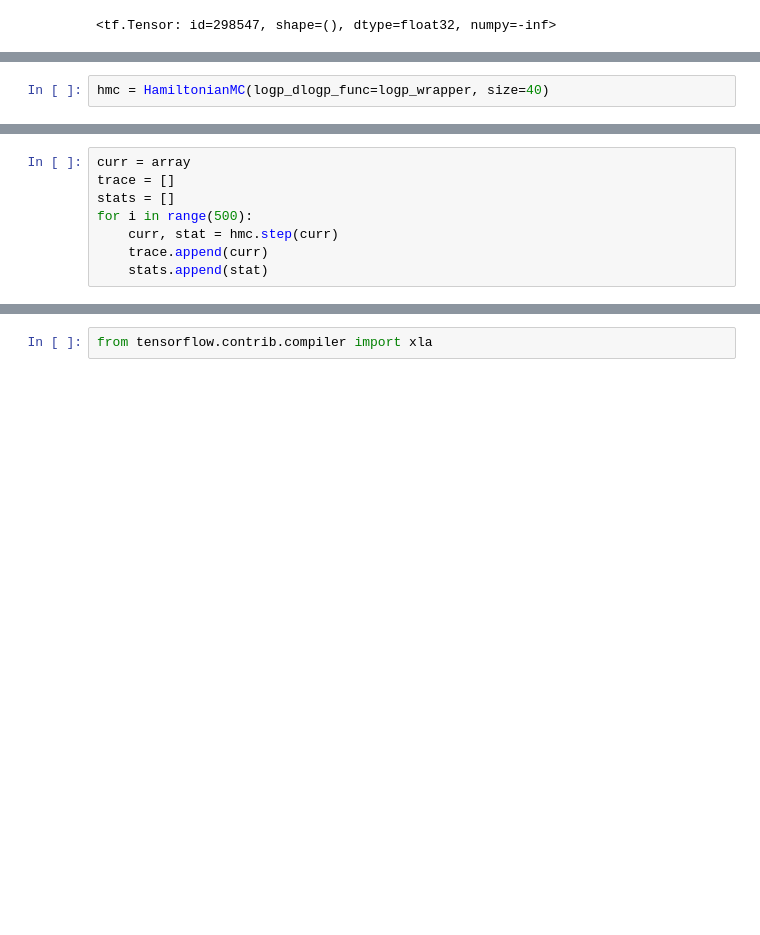
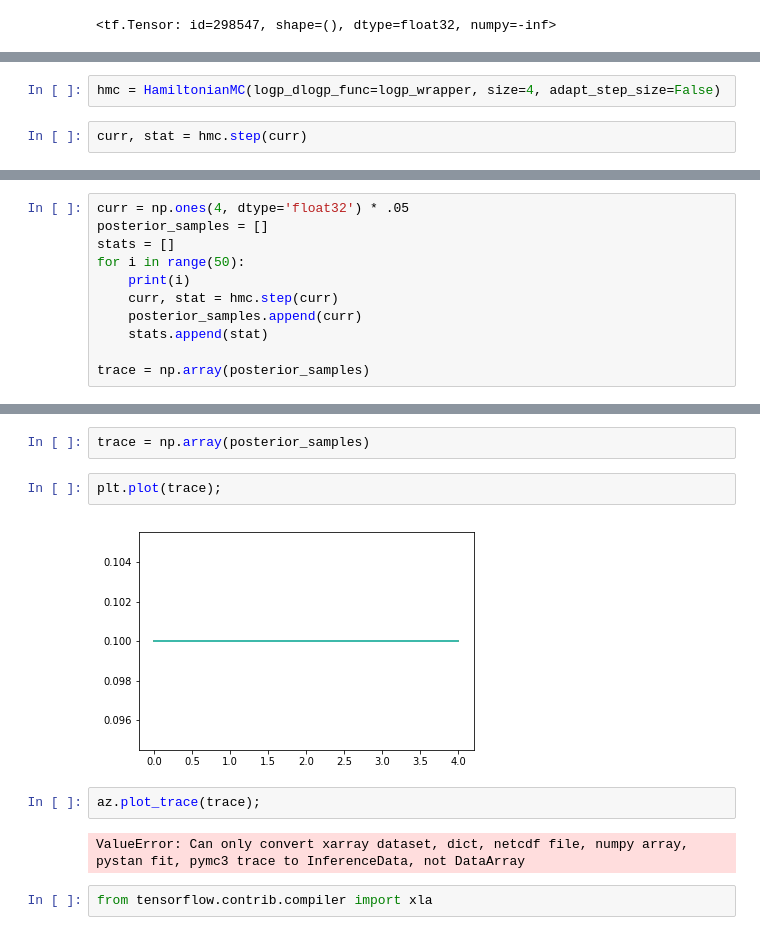
Before and after one commit to L619/pymc4, a Jupyter notebook: speed_eager.ipynb, the cells around one changed output, grey strips where cells are left out. Cells and saved outputs as stored; diff of their text form; blank space fills up the shorter version.

```diff
--- a/speed_eager.ipynb
+++ b/speed_eager.ipynb
@@ -103,2 +110,4 @@ from pymc4._hmc import HamiltonianMC
 # %%
-hmc = HamiltonianMC(logp_dlogp_func=logp_wrapper, size=40)
+hmc = HamiltonianMC(logp_dlogp_func=logp_wrapper, size=4, adapt_step_size=False)
+# %%
+curr, stat = hmc.step(curr)
@@ -105,8 +118,11 @@ hmc = HamiltonianMC(logp_dlogp_func=logp_wrapper, size=40)
 # %%
-curr = array
-trace = []
+curr = np.ones(4, dtype='float32') * .05
+posterior_samples = []
 stats = []
-for i in range(500):
+for i in range(50):
+    print(i)
     curr, stat = hmc.step(curr)
-    trace.append(curr)
+    posterior_samples.append(curr)
     stats.append(stat)
+
+trace = np.array(posterior_samples)
@@ -113,3 +144,13 @@ for i in range(500):
+# %%
+trace = np.array(posterior_samples)
+# %%
+plt.plot(trace);
+# %% [output]
+[figure, added]
+# %%
+az.plot_trace(trace);
+# %% [output]
+ValueError: Can only convert xarray dataset, dict, netcdf file, numpy array, pystan fit, pymc3 trace to InferenceData, not DataArray
 # %%
 from tensorflow.contrib.compiler import xla
 # %%
```
Also changed, not shown: parts of 8 cells of this notebook, 2 other files.
